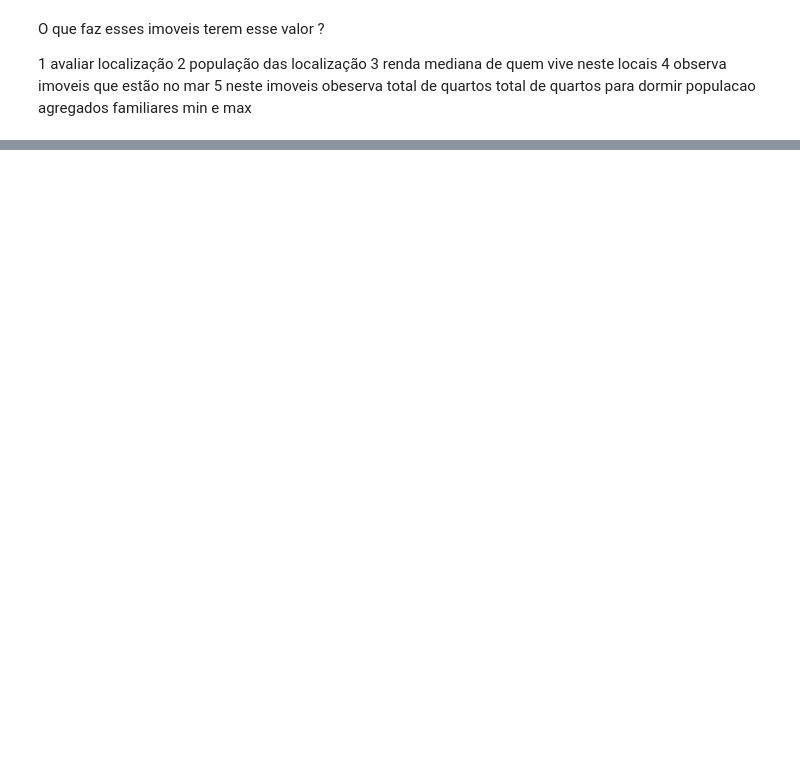
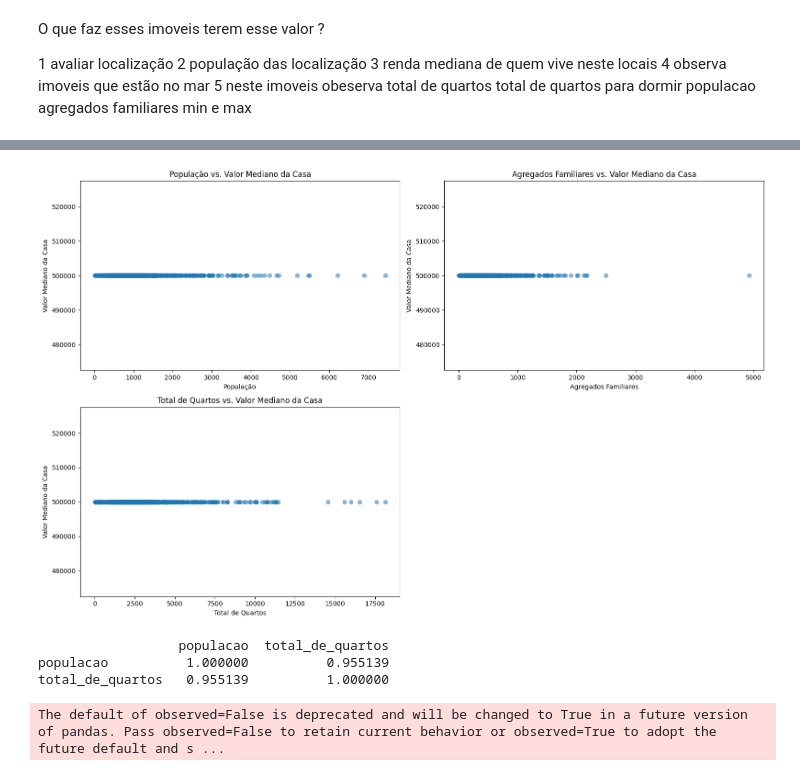
Before and after one commit to williamjrboss/AnaliseImoveis, a Jupyter notebook: analise.ipynb, the cells around one changed output, grey strips where cells are left out. Cells and saved outputs as stored; diff of their text form; code cells hidden in the pictures; blank space fills up the shorter version.

```diff
--- a/analise.ipynb
+++ b/analise.ipynb
@@ -367,0 +358,42 @@ imoveis_oceano.describe()
+# %%
+import matplotlib.pyplot as plt
+
+# Gráficos de dispersão
+plt.figure(figsize=(16, 10))
+
+plt.subplot(2, 2, 1)
+plt.scatter(imoveis_valor_alto['populacao'], imoveis_valor_alto['valor_mediano_da_casa'], alpha=0.5)
+plt.xlabel('População')
+plt.ylabel('Valor Mediano da Casa')
+plt.title('População vs. Valor Mediano da Casa')
+
+plt.subplot(2, 2, 2)
+plt.scatter(imoveis_valor_alto['agregados_familiares'], imoveis_valor_alto['valor_mediano_da_casa'], alpha=0.5)
+plt.xlabel('Agregados Familiares')
+plt.ylabel('Valor Mediano da Casa')
+plt.title('Agregados Familiares vs. Valor Mediano da Casa')
+
+plt.subplot(2, 2, 3)
+plt.scatter(imoveis_valor_alto['total_de_quartos'], imoveis_valor_alto['valor_mediano_da_casa'], alpha=0.5)
+plt.xlabel('Total de Quartos')
+plt.ylabel('Valor Mediano da Casa')
+plt.title('Total de Quartos vs. Valor Mediano da Casa')
+
+
+plt.tight_layout()
+plt.show()
+# %% [output]
+[figure, added]
+# %%
+correlation_matrix_populacional = imoveis_valor_alto[['populacao', 'total_de_quartos']].corr()
+print(correlation_matrix_populacional)
+# %% [output]
+                  populacao  total_de_quartos
+populacao          1.000000          0.955139
+total_de_quartos   0.955139          1.000000
+# %%
+# Segmentação por faixas de valor do imóvel
+imoveis_valor_alto['faixa_valor'] = pd.cut(imoveis_valor_alto['valor_mediano_da_casa'], bins=5)
+segmentos = imoveis_valor_alto.groupby('faixa_valor')
+# %% [output]
+The default of observed=False is deprecated and will be changed to True in a future version of pandas. Pass observed=False to retain current behavior or observed=True to adopt the future default and s ...
```
Also changed, not shown: parts of 12 cells of this notebook.
